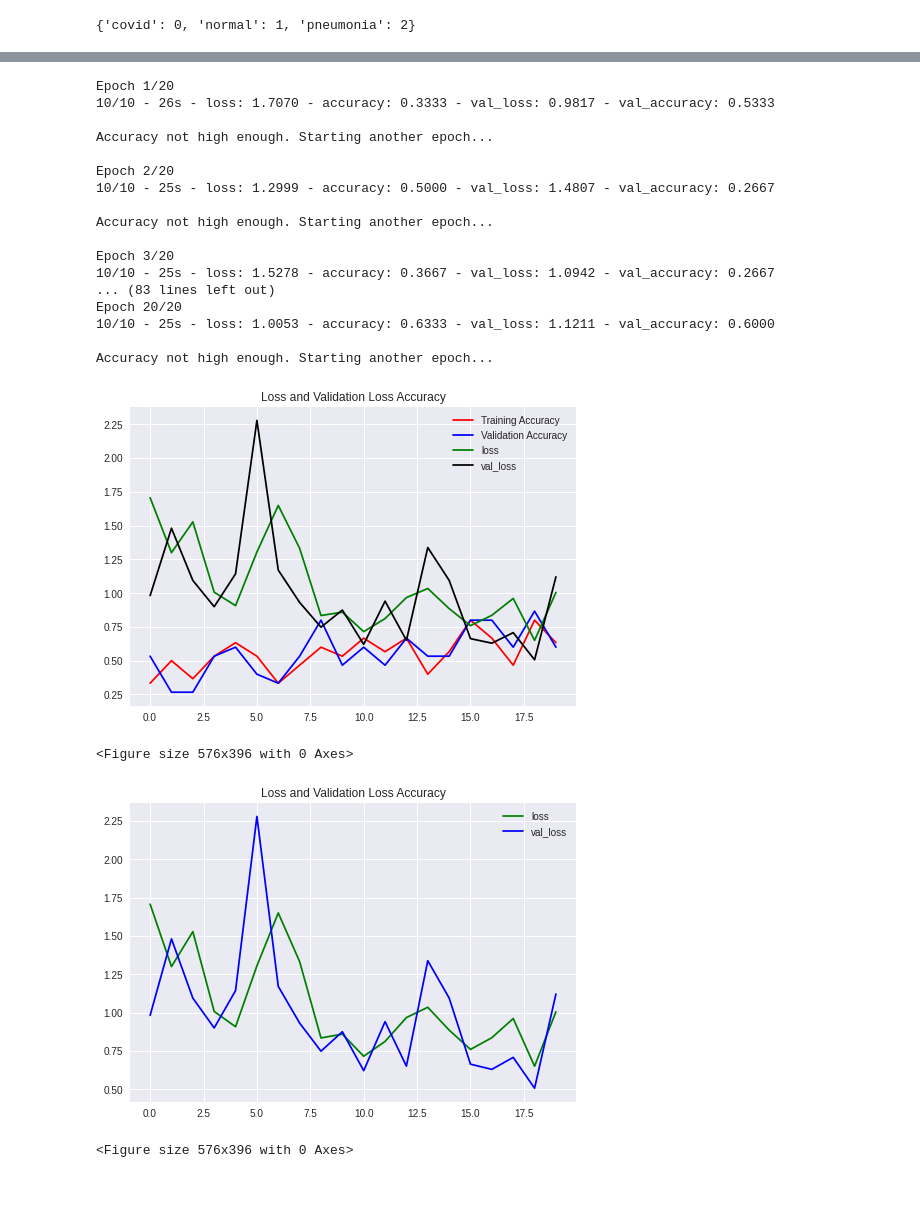
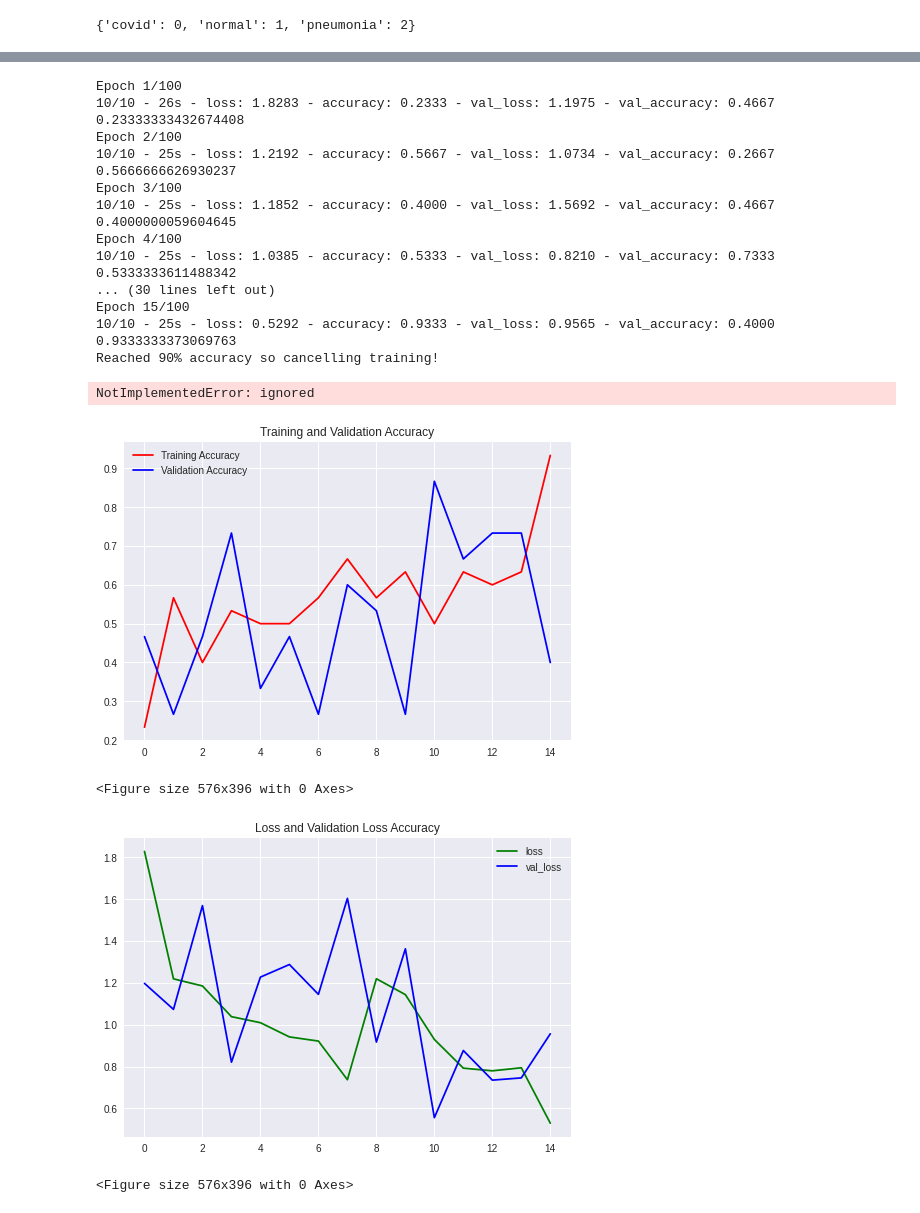
Before and after one commit to philjaycee/ML---CAP430, a Jupyter notebook: ML_CAP_430.ipynb, the cells around one changed output, grey strips where cells are left out. Cells and saved outputs as stored; diff of their text form; code cells hidden in the pictures.

```diff
--- a/ML_CAP_430.ipynb
+++ b/ML_CAP_430.ipynb
@@ -100,11 +100,7 @@ train_datagen = ImageDataGenerator(
 
 #Load testing data
 test_datagen = ImageDataGenerator(
-                    rescale=1./255,
-                    rotation_range=20,
-                    horizontal_flip=True,
-                    shear_range = 0.2,
-                    fill_mode = 'nearest')
+                    rescale=1./255,)
 # %%
 train_dir = "/content/COVID19_Pneumonia_Normal_Chest_Xray_PA_Dataset/split2/train/"
 train_gen = train_datagen.flow_from_directory(
@@ -127,22 +123,10 @@ Found 915 images belonging to 3 classes.
 train_gen.class_indices
 # %% [output]
 {'covid': 0, 'normal': 1, 'pneumonia': 2}
-# %%
-class myCallback(tf.keras.callbacks.Callback):
-  """
-  User can pass on the desired accuracy threshold while creating an instance of the class
-  """
-  def __init__(self,acc_threshold=0.9,print_msg=True):
-    self.acc_threshold=acc_threshold
-    self.print_msg = print_msg
-
-  def on_epoch_end(self, epoch, logs={}):
-    if(logs.get('acc') is not None and logs.get('acc') >= acc_threshold):
-      if self.print_msg:
-        print("\nReached 90% accuracy so cancelling the training!")
-      self.model.stop_training = True
-    else:
-      if self.print_msg:
-        print("\nAccuracy not high enough. Starting another epoch...\n")
-
-callbacks = myCallback()
+# %%
+ class myCallback(tf.keras.callbacks.Callback):
+      def on_epoch_end(self, epoch,logs={}):
+          print(logs.get('accuracy'))
+          if (logs.get('accuracy')>0.9):
+              print("Reached 90% accuracy so cancelling training!")
+              self.model.stop_training=True
@@ -267,6 +253,7 @@ model.compile(optimizer='adam',
               loss='categorical_crossentropy',
               metrics = ['accuracy'])
 # %%
+
 history = model.fit(
     train_gen,
     steps_per_epoch=10,
@@ -277,46 +264,47 @@ history = model.fit(
     callbacks = [callbacks]
 )
 # %% [output]
-Epoch 1/20
-10/10 - 26s - loss: 1.7070 - accuracy: 0.3333 - val_loss: 0.9817 - val_accuracy: 0.5333
-
-Accuracy not high enough. Starting another epoch...
-
-Epoch 2/20
-10/10 - 25s - loss: 1.2999 - accuracy: 0.5000 - val_loss: 1.4807 - val_accuracy: 0.2667
-
-Accuracy not high enough. Starting another epoch...
-
-Epoch 3/20
-10/10 - 25s - loss: 1.5278 - accuracy: 0.3667 - val_loss: 1.0942 - val_accuracy: 0.2667
-... (83 lines left out)
-Epoch 20/20
-10/10 - 25s - loss: 1.0053 - accuracy: 0.6333 - val_loss: 1.1211 - val_accuracy: 0.6000
-
-Accuracy not high enough. Starting another epoch...
+Epoch 1/100
+10/10 - 26s - loss: 1.8283 - accuracy: 0.2333 - val_loss: 1.1975 - val_accuracy: 0.4667
+0.23333333432674408
+Epoch 2/100
+10/10 - 25s - loss: 1.2192 - accuracy: 0.5667 - val_loss: 1.0734 - val_accuracy: 0.2667
+0.5666666626930237
+Epoch 3/100
+10/10 - 25s - loss: 1.1852 - accuracy: 0.4000 - val_loss: 1.5692 - val_accuracy: 0.4667
+0.4000000059604645
+Epoch 4/100
+10/10 - 25s - loss: 1.0385 - accuracy: 0.5333 - val_loss: 0.8210 - val_accuracy: 0.7333
+0.5333333611488342
+... (30 lines left out)
+Epoch 15/100
+10/10 - 25s - loss: 0.5292 - accuracy: 0.9333 - val_loss: 0.9565 - val_accuracy: 0.4000
+0.9333333373069763
+Reached 90% accuracy so cancelling training!
+# %%
+model.save('/content/model_ml.h5')
+# %% [output]
+NotImplementedError: ignored
 # %%
 import matplotlib.pyplot as plt
 acc = history.history["accuracy"]
 val_acc = history.history["val_accuracy"]
 loss = history.history["loss"]
 val_loss = history.history["val_loss"]
 
 epochs = range(len(acc))
 
 plt.plot(epochs, acc, "r", label="Training Accuracy")
 plt.plot(epochs, val_acc, "b", label="Validation Accuracy")
 plt.title("Training and Validation Accuracy")
-plt.plot(epochs, loss, "g", label="loss")
-plt.plot(epochs, val_loss, "k", label="val_loss")
-plt.title("Loss and Validation Loss Accuracy")
 plt.legend(loc=0)
 
 
 plt.figure()
 
 plt.show()
 # %% [output]
-[figure, old version]
+[figure, new version]
 <Figure size 576x396 with 0 Axes>
 # %%
 epochs = range(len(acc))
@@ -329,7 +317,7 @@ plt.figure()
 
 plt.show()
 # %% [output]
-[figure, old version]
+[figure, new version]
 <Figure size 576x396 with 0 Axes>
 # %%
 import numpy as np
```
Also changed, not shown: parts of 10 cells of this notebook.
